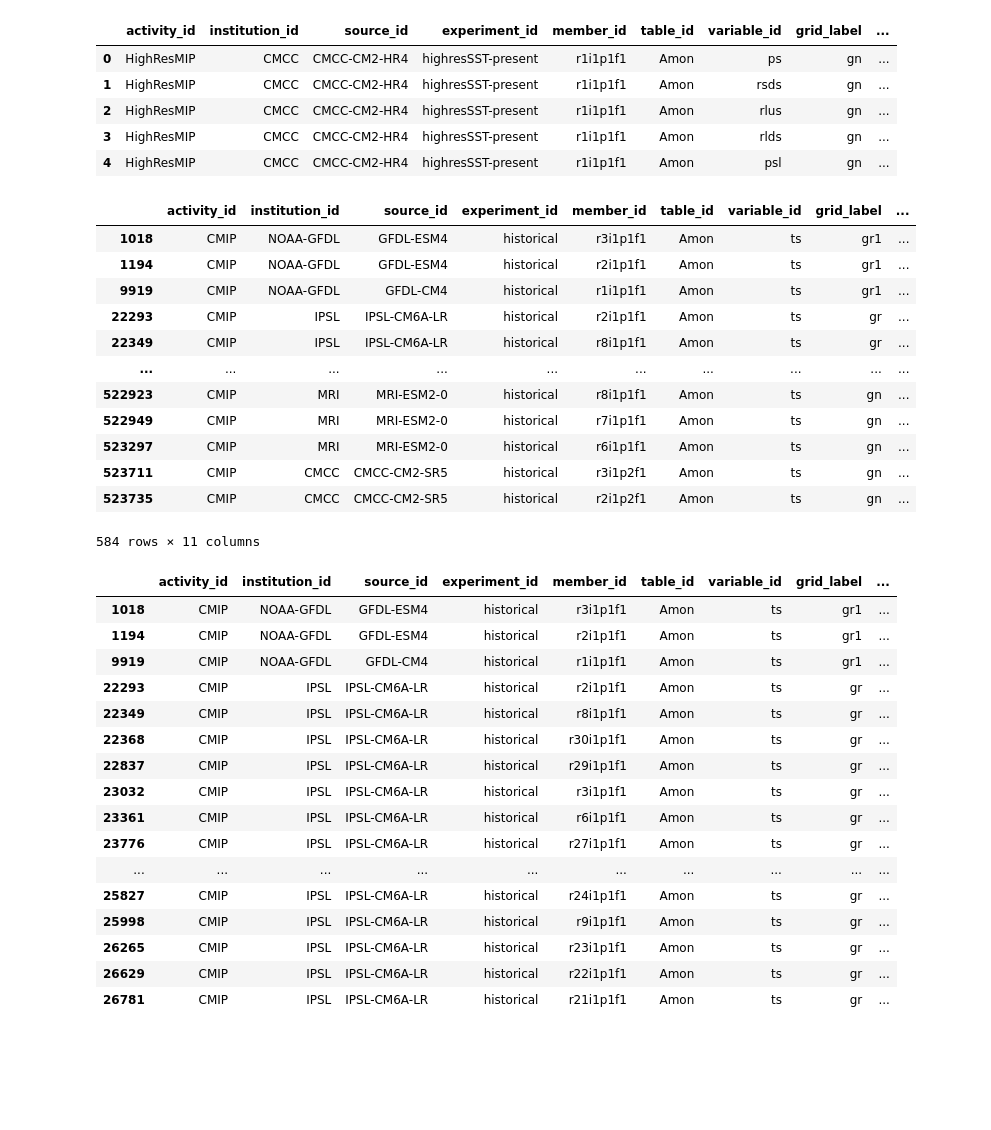
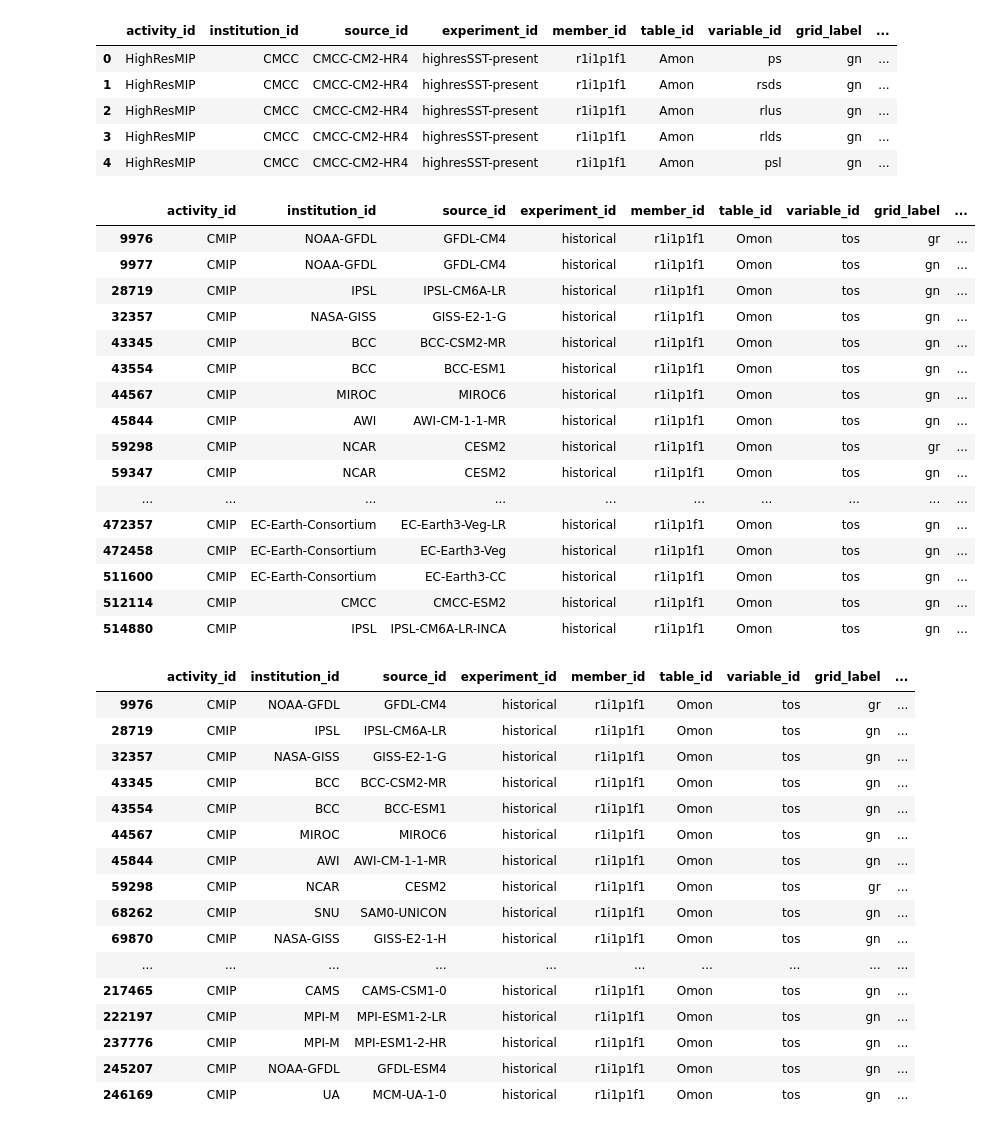
Before and after one commit to mailesasaki/cdds_sst_perturbations, a Jupyter notebook: Historical_SST/cmip_sst_fit.ipynb, the cells around one changed output. Cells and saved outputs as stored; diff of their text form; code cells hidden in the pictures; blank space fills up the shorter version.

Commit message:
Historical SST approx. continued

```diff
--- a/Historical_SST/cmip_sst_fit.ipynb
+++ b/Historical_SST/cmip_sst_fit.ipynb
@@ -20,40 +20,44 @@ df.head()
 # %%
 # Find sea surface temperature
 
-df_ta = df.query("activity_id=='CMIP' & table_id == 'Amon' & variable_id == 'ts' & experiment_id == 'historical'")
-df_ta
+df_tos = df.query("activity_id=='CMIP' & table_id == 'Omon' & variable_id == 'tos' & experiment_id == 'historical' & member_id=='r1i1p1f1'")
+df_tos
 # %% [output]
 |  | activity_id | institution_id | source_id | experiment_id | member_id | table_id | variable_id | grid_label | ... |
-| 1018 | CMIP | NOAA-GFDL | GFDL-ESM4 | historical | r3i1p1f1 | Amon | ts | gr1 | ... |
-| 1194 | CMIP | NOAA-GFDL | GFDL-ESM4 | historical | r2i1p1f1 | Amon | ts | gr1 | ... |
-| 9919 | CMIP | NOAA-GFDL | GFDL-CM4 | historical | r1i1p1f1 | Amon | ts | gr1 | ... |
-| 22293 | CMIP | IPSL | IPSL-CM6A-LR | historical | r2i1p1f1 | Amon | ts | gr | ... |
-| 22349 | CMIP | IPSL | IPSL-CM6A-LR | historical | r8i1p1f1 | Amon | ts | gr | ... |
+| 9976 | CMIP | NOAA-GFDL | GFDL-CM4 | historical | r1i1p1f1 | Omon | tos | gr | ... |
+| 9977 | CMIP | NOAA-GFDL | GFDL-CM4 | historical | r1i1p1f1 | Omon | tos | gn | ... |
+| 28719 | CMIP | IPSL | IPSL-CM6A-LR | historical | r1i1p1f1 | Omon | tos | gn | ... |
+| 32357 | CMIP | NASA-GISS | GISS-E2-1-G | historical | r1i1p1f1 | Omon | tos | gn | ... |
+| 43345 | CMIP | BCC | BCC-CSM2-MR | historical | r1i1p1f1 | Omon | tos | gn | ... |
+| 43554 | CMIP | BCC | BCC-ESM1 | historical | r1i1p1f1 | Omon | tos | gn | ... |
+| 44567 | CMIP | MIROC | MIROC6 | historical | r1i1p1f1 | Omon | tos | gn | ... |
+| 45844 | CMIP | AWI | AWI-CM-1-1-MR | historical | r1i1p1f1 | Omon | tos | gn | ... |
+| 59298 | CMIP | NCAR | CESM2 | historical | r1i1p1f1 | Omon | tos | gr | ... |
+| 59347 | CMIP | NCAR | CESM2 | historical | r1i1p1f1 | Omon | tos | gn | ... |
 | ... | ... | ... | ... | ... | ... | ... | ... | ... | ... |
-| 522923 | CMIP | MRI | MRI-ESM2-0 | historical | r8i1p1f1 | Amon | ts | gn | ... |
-| 522949 | CMIP | MRI | MRI-ESM2-0 | historical | r7i1p1f1 | Amon | ts | gn | ... |
-| 523297 | CMIP | MRI | MRI-ESM2-0 | historical | r6i1p1f1 | Amon | ts | gn | ... |
-| 523711 | CMIP | CMCC | CMCC-CM2-SR5 | historical | r3i1p2f1 | Amon | ts | gn | ... |
-| 523735 | CMIP | CMCC | CMCC-CM2-SR5 | historical | r2i1p2f1 | Amon | ts | gn | ... |
+| 472357 | CMIP | EC-Earth-Consortium | EC-Earth3-Veg-LR | historical | r1i1p1f1 | Omon | tos | gn | ... |
+| 472458 | CMIP | EC-Earth-Consortium | EC-Earth3-Veg | historical | r1i1p1f1 | Omon | tos | gn | ... |
+| 511600 | CMIP | EC-Earth-Consortium | EC-Earth3-CC | historical | r1i1p1f1 | Omon | tos | gn | ... |
+| 512114 | CMIP | CMCC | CMCC-ESM2 | historical | r1i1p1f1 | Omon | tos | gn | ... |
+| 514880 | CMIP | IPSL | IPSL-CM6A-LR-INCA | historical | r1i1p1f1 | Omon | tos | gn | ... |
-584 rows × 11 columns
 # %%
-df_ts = df_ta.
+df_ts = df_tos.drop_duplicates('source_id').head(20)
 df_ts
 # %% [output]
 |  | activity_id | institution_id | source_id | experiment_id | member_id | table_id | variable_id | grid_label | ... |
-| 1018 | CMIP | NOAA-GFDL | GFDL-ESM4 | historical | r3i1p1f1 | Amon | ts | gr1 | ... |
-| 1194 | CMIP | NOAA-GFDL | GFDL-ESM4 | historical | r2i1p1f1 | Amon | ts | gr1 | ... |
-| 9919 | CMIP | NOAA-GFDL | GFDL-CM4 | historical | r1i1p1f1 | Amon | ts | gr1 | ... |
-| 22293 | CMIP | IPSL | IPSL-CM6A-LR | historical | r2i1p1f1 | Amon | ts | gr | ... |
-| 22349 | CMIP | IPSL | IPSL-CM6A-LR | historical | r8i1p1f1 | Amon | ts | gr | ... |
-| 22368 | CMIP | IPSL | IPSL-CM6A-LR | historical | r30i1p1f1 | Amon | ts | gr | ... |
-| 22837 | CMIP | IPSL | IPSL-CM6A-LR | historical | r29i1p1f1 | Amon | ts | gr | ... |
-| 23032 | CMIP | IPSL | IPSL-CM6A-LR | historical | r3i1p1f1 | Amon | ts | gr | ... |
-| 23361 | CMIP | IPSL | IPSL-CM6A-LR | historical | r6i1p1f1 | Amon | ts | gr | ... |
-| 23776 | CMIP | IPSL | IPSL-CM6A-LR | historical | r27i1p1f1 | Amon | ts | gr | ... |
+| 9976 | CMIP | NOAA-GFDL | GFDL-CM4 | historical | r1i1p1f1 | Omon | tos | gr | ... |
+| 28719 | CMIP | IPSL | IPSL-CM6A-LR | historical | r1i1p1f1 | Omon | tos | gn | ... |
+| 32357 | CMIP | NASA-GISS | GISS-E2-1-G | historical | r1i1p1f1 | Omon | tos | gn | ... |
+| 43345 | CMIP | BCC | BCC-CSM2-MR | historical | r1i1p1f1 | Omon | tos | gn | ... |
+| 43554 | CMIP | BCC | BCC-ESM1 | historical | r1i1p1f1 | Omon | tos | gn | ... |
+| 44567 | CMIP | MIROC | MIROC6 | historical | r1i1p1f1 | Omon | tos | gn | ... |
+| 45844 | CMIP | AWI | AWI-CM-1-1-MR | historical | r1i1p1f1 | Omon | tos | gn | ... |
+| 59298 | CMIP | NCAR | CESM2 | historical | r1i1p1f1 | Omon | tos | gr | ... |
+| 68262 | CMIP | SNU | SAM0-UNICON | historical | r1i1p1f1 | Omon | tos | gn | ... |
+| 69870 | CMIP | NASA-GISS | GISS-E2-1-H | historical | r1i1p1f1 | Omon | tos | gn | ... |
 | ... | ... | ... | ... | ... | ... | ... | ... | ... | ... |
-| 25827 | CMIP | IPSL | IPSL-CM6A-LR | historical | r24i1p1f1 | Amon | ts | gr | ... |
-| 25998 | CMIP | IPSL | IPSL-CM6A-LR | historical | r9i1p1f1 | Amon | ts | gr | ... |
-| 26265 | CMIP | IPSL | IPSL-CM6A-LR | historical | r23i1p1f1 | Amon | ts | gr | ... |
-| 26629 | CMIP | IPSL | IPSL-CM6A-LR | historical | r22i1p1f1 | Amon | ts | gr | ... |
-| 26781 | CMIP | IPSL | IPSL-CM6A-LR | historical | r21i1p1f1 | Amon | ts | gr | ... |
+| 217465 | CMIP | CAMS | CAMS-CSM1-0 | historical | r1i1p1f1 | Omon | tos | gn | ... |
+| 222197 | CMIP | MPI-M | MPI-ESM1-2-LR | historical | r1i1p1f1 | Omon | tos | gn | ... |
+| 237776 | CMIP | MPI-M | MPI-ESM1-2-HR | historical | r1i1p1f1 | Omon | tos | gn | ... |
+| 245207 | CMIP | NOAA-GFDL | GFDL-ESM4 | historical | r1i1p1f1 | Omon | tos | gn | ... |
+| 246169 | CMIP | UA | MCM-UA-1-0 | historical | r1i1p1f1 | Omon | tos | gn | ... |
```
Also changed, not shown: parts of 2 cells of this notebook.
